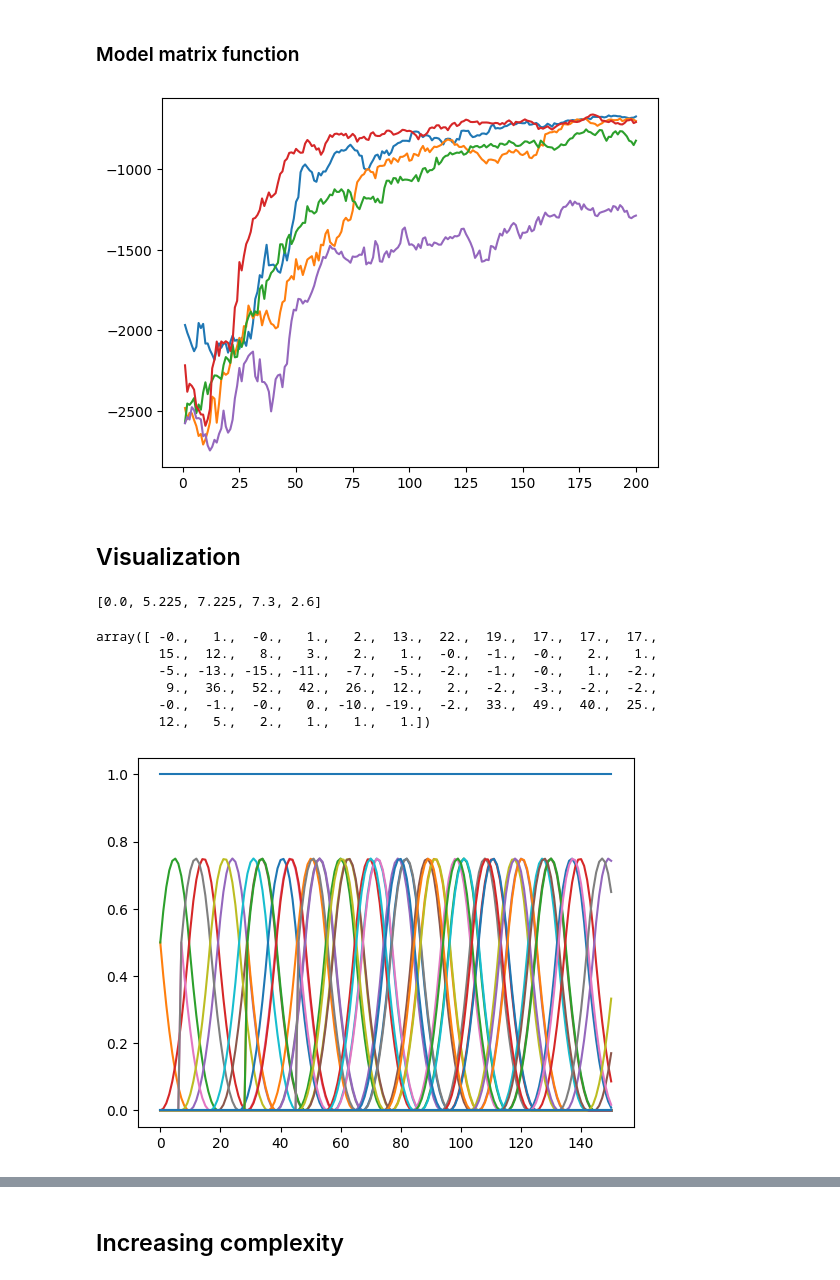
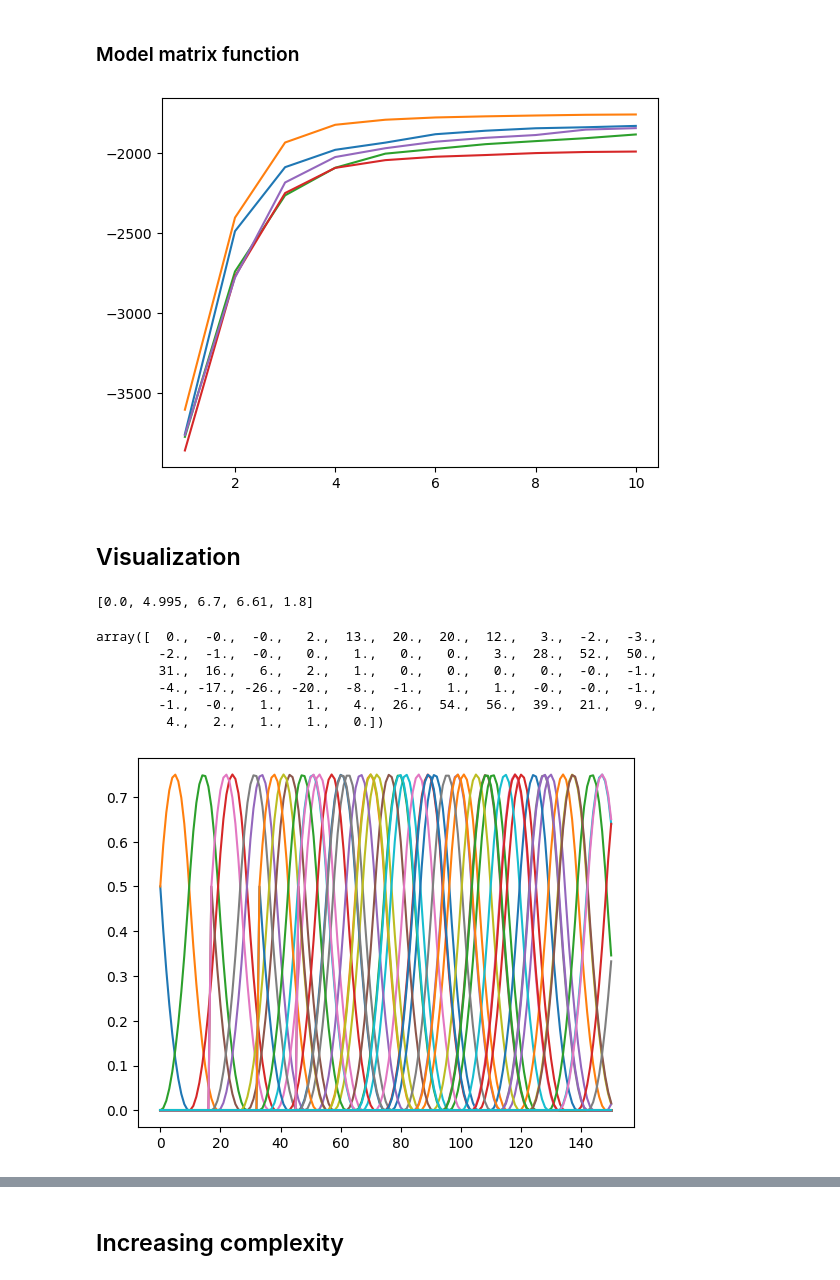
Before and after one commit to JoKra1/mssm, a Jupyter notebook: 2) DC GAMM.ipynb, the cells around one changed output, grey strips where cells are left out. Saved outputs shown, nothing was run; the diff lists cells and outputs as text; code cells hidden in the pictures.

```diff
--- a/2) DC GAMM.ipynb
+++ b/2) DC GAMM.ipynb
@@ -44,7 +44,7 @@ Then you need to only provide ``y_mat``, ``time``, and ``trial_end``. The last o
 If your trials are down-sampled to 50 Hz (20 ms per sample) and you have a trial ``s`` that ends after 800 ms, then ``trial_end[s]=40``. Let's say you include data from stimulus onset to 1.5 seconds after response onset, then both ``y_mat[s]`` and ``time[s]`` should have a length of 115 (115 samples times 20 ms = 800 ms until response + 1500 ms). ``y_mat[s]`` should contain the pupil size at each of those 115 samples while ``time[s]`` should contain the **time-points** corresponding to those samples. That is ``time[s][0:5] = np.array([0, 20, 40, 60, 80])``.
 # %%
 # Import some simulated data
-n_s = 20
+n_s = 100
 y_mat = list(np.load("./data/dcGAMM/no_rand/series.npy"))[0:n_s]
 time = list(np.load("./data/dcGAMM/no_rand/time_series.npy"))[0:n_s]
 trial_end = list(np.load("./data/dcGAMM/no_rand/trial_ends.npy"))[0:n_s]
@@ -103,14 +103,14 @@ Tc = None # Transition probabilities are also fixed.
 sigmasc = 10 # Initial sigma estimate (standard deviation of residuals)
 
 # Generate initial state estimates
-c_state_est = [[[]] for _ in range(n_chains)]
-c_state_dur_est = [[[]] for _ in range(n_chains)]
+c_state_est = [[] for _ in range(n_chains)]
+c_state_dur_est = [[] for _ in range(n_chains)]
 for nc in range(n_chains):
 
     for s in range(n_s):
         new_state_durs, new_states = prop_states_init(n_j,trial_end[s],sd=5,fix=to_be_fixed)
-        c_state_est[nc][0].append(new_states)
-        c_state_dur_est[nc][0].append(new_state_durs)
+        c_state_est[nc].append(new_states)
+        c_state_dur_est[nc].append(new_state_durs)
 # %% [markdown]
 ### Penalties
 # %%
@@ -119,7 +119,7 @@ for nc in range(n_chains):
 # The penalties match in dimension the smooths (n_k). We also set the start_index since we have
 # one unpenalized term in our model matrix - the first intercept.
 
-lTerms = [utils.LambdaTerm(penalties = [utils.diff_pen(n_k,3,identifiable=False)[0] for _ in range(n_j)],start_index=1)]
+lTerms = [utils.LambdaTerm(penalties = [utils.diff_pen(n_k,3,identifiable=False)[0] for _ in range(n_j)],start_index=0)]
 # %% [markdown]
 ## Defining the model
 # %%
@@ -132,13 +132,13 @@ m = models.sMsDCGAMM(n_j,y_mat,time,trial_end,
                          utils.ll_sms_dc_gamm,
                          utils.pre_ll_sms_dc_gamm_fixed_first,
                          cov,
-                         cpus=4)
+                         cpus=5)
 
-m.set_sample_fun(utils.se_step_sms_dc_gamm,fix=to_be_fixed)
+m.set_sample_fun(utils.se_step_sms_dc_gamm,fix=to_be_fixed,n_prop=100)
 # Our estimation algorithm is stochastic so we need a convergence schedule.
 # For practical purposes only the ``iter`` argument should be changed, b is
 # likely at a good value for our purposes.
-m.set_temp(utils.anneal_temps,iter=200,b=0.005)
+m.set_temp(utils.anneal_temps_zero,iter=10,b=1)
 m.set_penalties(lTerms)
 # %% [markdown]
 ### Model matrix function
@@ -182,16 +182,16 @@ def create_event_matrix_time(time,cov,state_est,
 # Multi-processing does not like functions defined in notebooks.. so we import this function.
 m.set_mat_fun(utils.create_event_matrix_time,identifiable=False,drop_outer_k=False, convolve=True, max_c=2500, nk=n_k, deg=2)
 # %%
-m.fit([[pic] for _ in range(n_chains)],
-      [[Tc] for _ in range(n_chains)],
-      [[np.ndarray.flatten(np.array([scp.stats.norm.rvs(size=1 + n_j*n_k)]))] for _ in range(n_chains)],
-      [[sigmasc] for _ in range(n_chains)],
-      [[scalesc] for _ in range(n_chains)],
+m.fit([pic for _ in range(n_chains)],
+      [Tc for _ in range(n_chains)],
+      [np.ndarray.flatten(np.array([scp.stats.norm.rvs(size=n_j*n_k)])) for _ in range(n_chains)],
+      [sigmasc for _ in range(n_chains)],
+      [scalesc for _ in range(n_chains)],
       c_state_dur_est,
       c_state_est,
       n_chains=n_chains)
 # %% [output]
-[figure, old version]
+[figure, new version]
 # %% [markdown]
 ## Visualization
 # %%
@@ -200,17 +200,17 @@ best_chain,state_est, coef_est,_,scale_est,_,_ = m.get_last_pars_max()
 # %%
 scale_est
 # %% [output]
-[0.0, 5.225, 7.225, 7.3, 2.6]
+[0.0, 4.995, 6.7, 6.61, 1.8]
 # %%
 # coef_est contains for every column in the model matrix the associated weight
 np.round(coef_est)
 # %% [output]
-array([ -0.,   1.,  -0.,   1.,   2.,  13.,  22.,  19.,  17.,  17.,  17.,
-        15.,  12.,   8.,   3.,   2.,   1.,  -0.,  -1.,  -0.,   2.,   1.,
-        -5., -13., -15., -11.,  -7.,  -5.,  -2.,  -1.,  -0.,   1.,  -2.,
-         9.,  36.,  52.,  42.,  26.,  12.,   2.,  -2.,  -3.,  -2.,  -2.,
-        -0.,  -1.,  -0.,   0., -10., -19.,  -2.,  33.,  49.,  40.,  25.,
-        12.,   5.,   2.,   1.,   1.,   1.])
+array([  0.,  -0.,  -0.,   2.,  13.,  20.,  20.,  12.,   3.,  -2.,  -3.,
+        -2.,  -1.,  -0.,   0.,   1.,   0.,   0.,   3.,  28.,  52.,  50.,
+        31.,  16.,   6.,   2.,   1.,   0.,   0.,   0.,   0.,  -0.,  -1.,
+        -4., -17., -26., -20.,  -8.,  -1.,   1.,   1.,  -0.,  -0.,  -1.,
+        -1.,  -0.,   1.,   1.,   4.,  26.,  54.,  56.,  39.,  21.,   9.,
+         4.,   2.,   1.,   1.,   0.])
 # %%
 # We can simply estimate the model matrix for one series using the same function
 # we passed to the model earlier.
@@ -229,7 +229,7 @@ for ci in range(mat_s.shape[1]):
     plt.plot(mat_s[:,ci])
 plt.show()
 # %% [output]
-[figure, old version]
+[figure, new version]
 # %%
 # Let's take a look at the columns - this time weighted by coefficients!
 for ci in range(mat_s.shape[1]):
```
Also changed, not shown: parts of 3 cells of this notebook, 1 other file.
